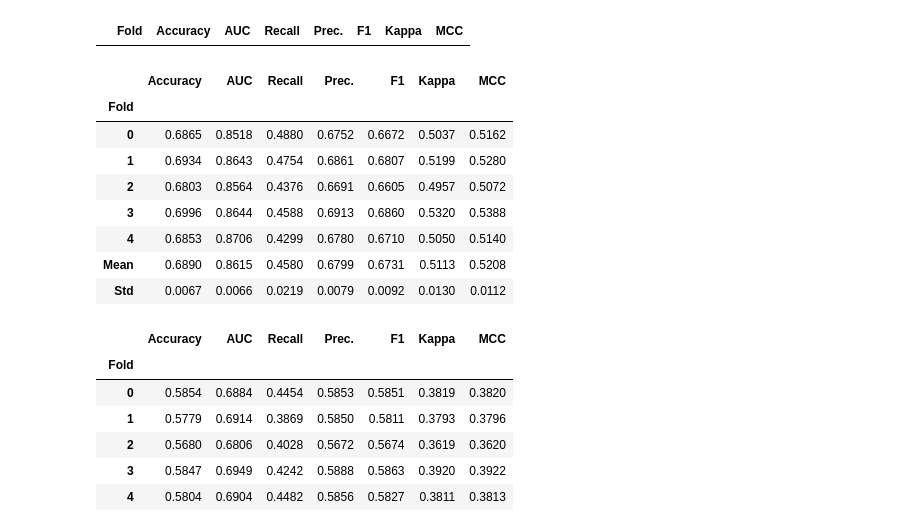
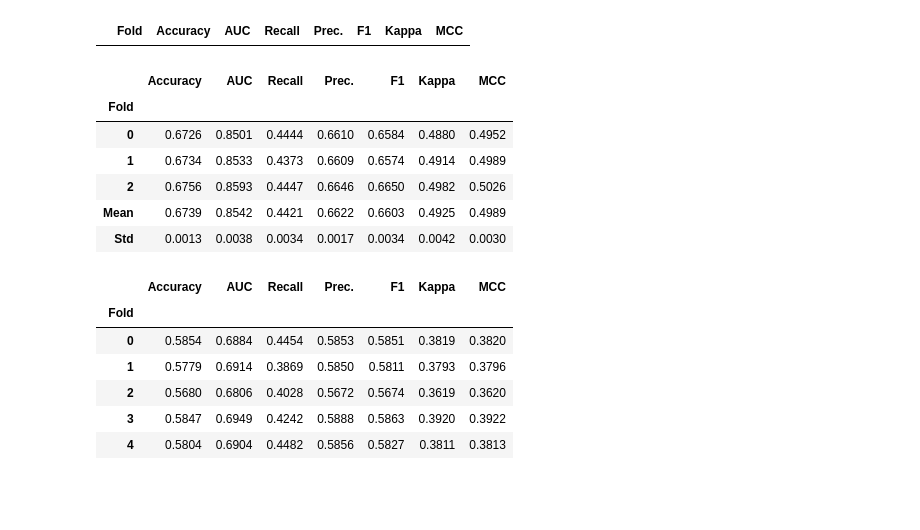
Before and after one commit to thebeo2004/INT3041E_AI_PM2.5-Concentration-Estimation, a Jupyter notebook: PyCaret_baseline.ipynb, the cells around one changed output. Drawn from its saved outputs; the diff is of its cells as text; code cells hidden in the pictures; blank space fills up the shorter version.

```diff
--- a/PyCaret_baseline.ipynb
+++ b/PyCaret_baseline.ipynb
@@ -161,17 +161,15 @@ IntProgress(value=0, description='Processing: ', max=4)
 | Estimator | . . . . . . . . . . . . . . . . . . | Light Gradient Boosting Machine |
 |  | Fold | Accuracy | AUC | Recall | Prec. | F1 | Kappa | MCC |
 # %%
-rf = create_model('rf', fold = 5)
+rf = create_model('rf', fold = 3)
 # %% [output]
 |  | Accuracy | AUC | Recall | Prec. | F1 | Kappa | MCC |
 | Fold |  |  |  |  |  |  |  |
-| 0 | 0.6865 | 0.8518 | 0.4880 | 0.6752 | 0.6672 | 0.5037 | 0.5162 |
-| 1 | 0.6934 | 0.8643 | 0.4754 | 0.6861 | 0.6807 | 0.5199 | 0.5280 |
-| 2 | 0.6803 | 0.8564 | 0.4376 | 0.6691 | 0.6605 | 0.4957 | 0.5072 |
-| 3 | 0.6996 | 0.8644 | 0.4588 | 0.6913 | 0.6860 | 0.5320 | 0.5388 |
-| 4 | 0.6853 | 0.8706 | 0.4299 | 0.6780 | 0.6710 | 0.5050 | 0.5140 |
-| Mean | 0.6890 | 0.8615 | 0.4580 | 0.6799 | 0.6731 | 0.5113 | 0.5208 |
-| Std | 0.0067 | 0.0066 | 0.0219 | 0.0079 | 0.0092 | 0.0130 | 0.0112 |
+| 0 | 0.6726 | 0.8501 | 0.4444 | 0.6610 | 0.6584 | 0.4880 | 0.4952 |
+| 1 | 0.6734 | 0.8533 | 0.4373 | 0.6609 | 0.6574 | 0.4914 | 0.4989 |
+| 2 | 0.6756 | 0.8593 | 0.4447 | 0.6646 | 0.6650 | 0.4982 | 0.5026 |
+| Mean | 0.6739 | 0.8542 | 0.4421 | 0.6622 | 0.6603 | 0.4925 | 0.4989 |
+| Std | 0.0013 | 0.0038 | 0.0034 | 0.0017 | 0.0034 | 0.0042 | 0.0030 |
 # %%
 dt = create_model('dt')
 # %% [output]
```
Also changed, not shown: parts of 9 cells of this notebook, 25 other files.
